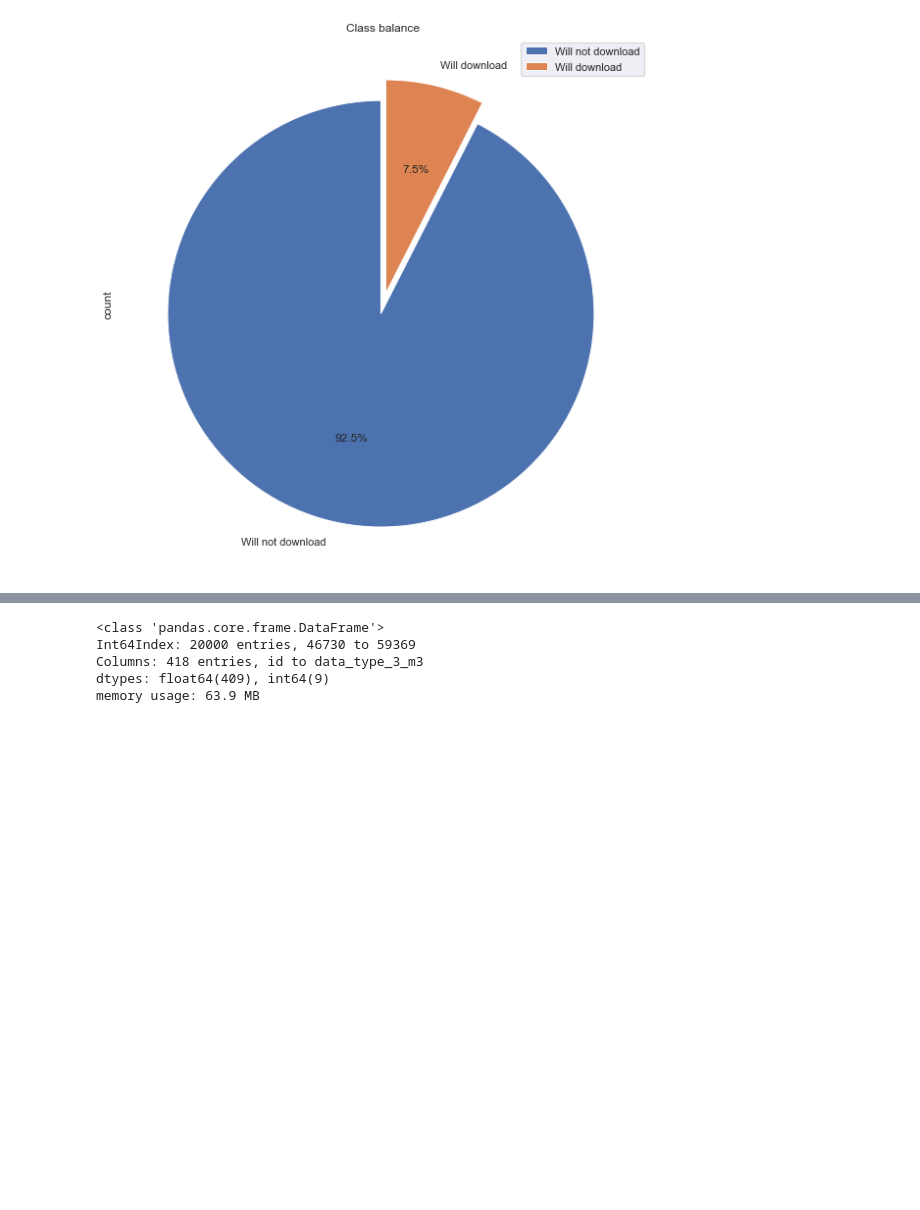
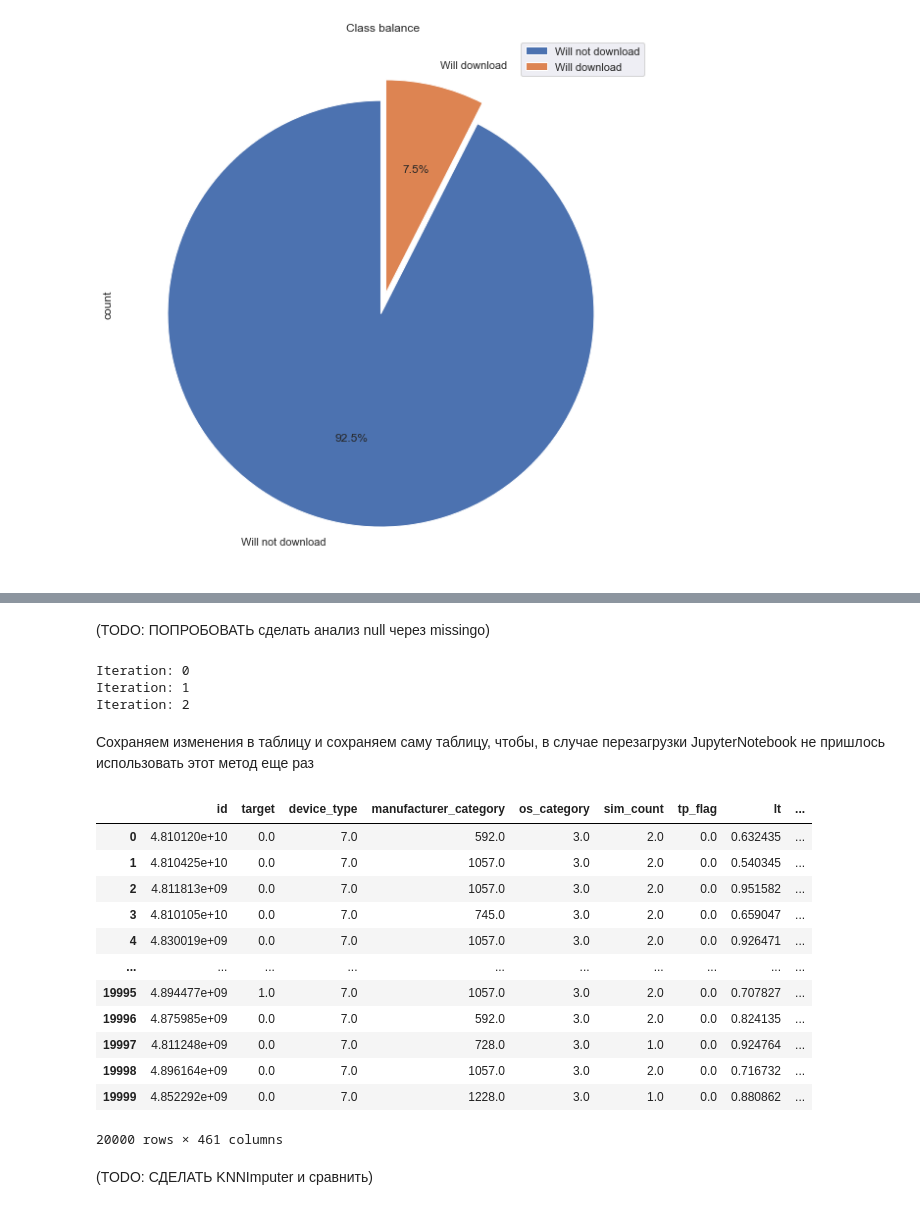
Before and after one commit to ML-Project-Univercity/Project, a Jupyter notebook: Project/Project.ipynb, the cells around one changed output, grey strips where cells are left out. Drawn from its saved outputs; the diff is of its cells as text; code cells hidden in the pictures; blank space fills up the shorter version.

Commit message:
Added a table without NaNs

```diff
--- a/Project/Project.ipynb
+++ b/Project/Project.ipynb
@@ -137,8 +133,11 @@ nan.T
-# %%
-df_new.info()
-# %% [output]
-<class 'pandas.core.frame.DataFrame'>
-Int64Index: 20000 entries, 46730 to 59369
-Columns: 418 entries, id to data_type_3_m3
-dtypes: float64(409), int64(9)
-memory usage: 63.9 MB
+# %% [markdown]
+(TODO: ПОПРОБОВАТЬ сделать анализ null через missingo)
+# %%
+imputer = MissForest(random_state=42, n_estimators = 35,  oob_score = True, n_jobs= -1)
+df_KNNImputer = imputer.fit_transform(df)
+# %% [output]
+Iteration: 0
+Iteration: 1
+Iteration: 2
+# %% [markdown]
+Сохраняем изменения в таблицу и сохраняем саму таблицу, чтобы, в случае перезагрузки JupyterNotebook не пришлось использовать этот метод еще раз
@@ -144,0 +148,19 @@ memory usage: 63.9 MB
+# %%
+df_ForestImputer = pd.read_csv('Train_music_ForestImputer.csv')
+df_ForestImputer
+# %% [output]
+|  | id | target | device_type | manufacturer_category | os_category | sim_count | tp_flag | lt | ... |
+| 0 | 4.810120e+10 | 0.0 | 7.0 | 592.0 | 3.0 | 2.0 | 0.0 | 0.632435 | ... |
+| 1 | 4.810425e+10 | 0.0 | 7.0 | 1057.0 | 3.0 | 2.0 | 0.0 | 0.540345 | ... |
+| 2 | 4.811813e+09 | 0.0 | 7.0 | 1057.0 | 3.0 | 2.0 | 0.0 | 0.951582 | ... |
+| 3 | 4.810105e+10 | 0.0 | 7.0 | 745.0 | 3.0 | 2.0 | 0.0 | 0.659047 | ... |
+| 4 | 4.830019e+09 | 0.0 | 7.0 | 1057.0 | 3.0 | 2.0 | 0.0 | 0.926471 | ... |
+| ... | ... | ... | ... | ... | ... | ... | ... | ... | ... |
+| 19995 | 4.894477e+09 | 1.0 | 7.0 | 1057.0 | 3.0 | 2.0 | 0.0 | 0.707827 | ... |
+| 19996 | 4.875985e+09 | 0.0 | 7.0 | 592.0 | 3.0 | 2.0 | 0.0 | 0.824135 | ... |
+| 19997 | 4.811248e+09 | 0.0 | 7.0 | 728.0 | 3.0 | 1.0 | 0.0 | 0.924764 | ... |
+| 19998 | 4.896164e+09 | 0.0 | 7.0 | 1057.0 | 3.0 | 2.0 | 0.0 | 0.716732 | ... |
+| 19999 | 4.852292e+09 | 0.0 | 7.0 | 1228.0 | 3.0 | 1.0 | 0.0 | 0.880862 | ... |
+20000 rows × 461 columns
+# %% [markdown]
+(TODO: СДЕЛАТЬ KNNImputer и сравнить)
```
Also changed, not shown: parts of 15 cells of this notebook, 1 other file.
